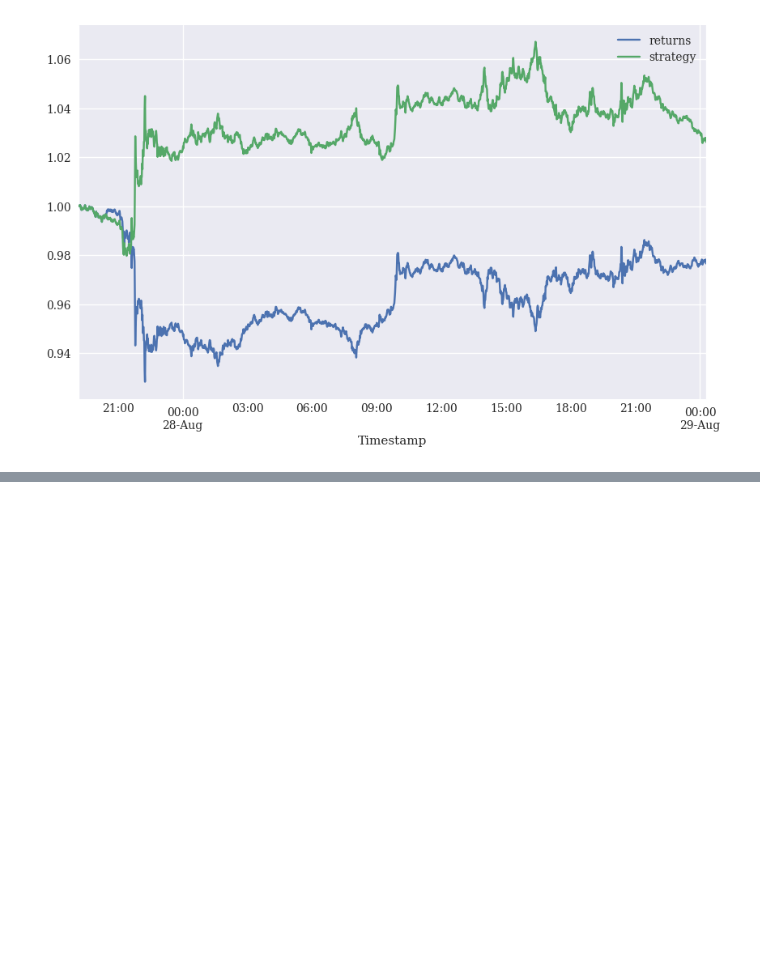
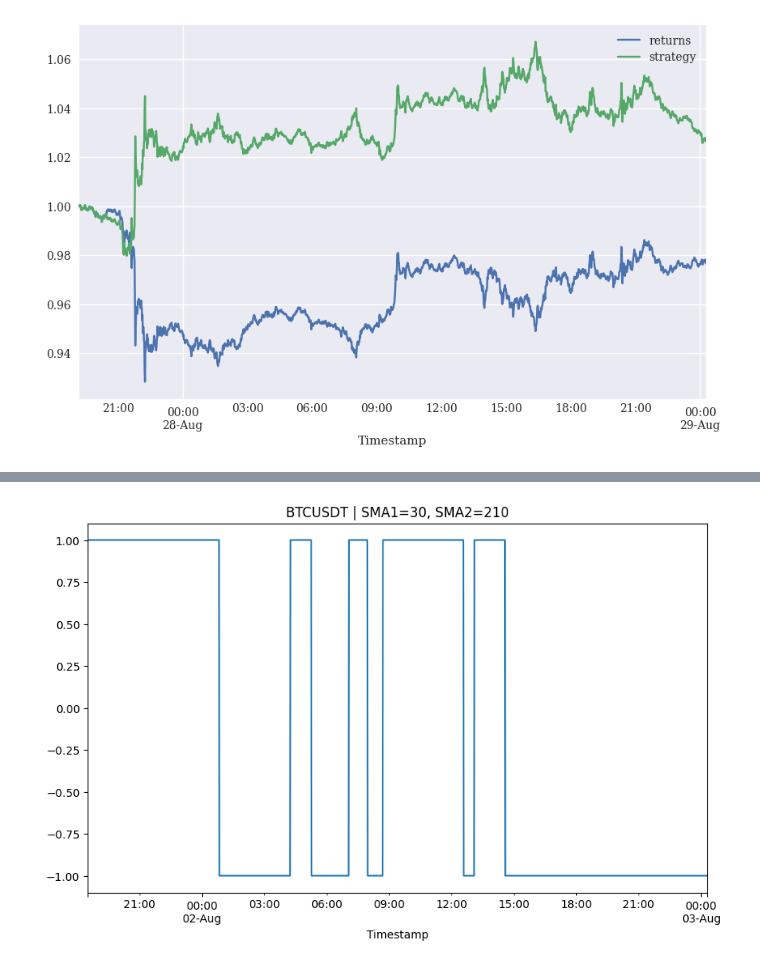
Before and after one commit to 892nske/py_algo, a Jupyter notebook: ch4_crypto.ipynb, the cells around one changed output, grey strips where cells are left out. Drawn from its saved outputs; the diff is of its cells as text; code cells hidden in the pictures; blank space fills up the shorter version.

```diff
--- a/ch4_crypto.ipynb
+++ b/ch4_crypto.ipynb
@@ -94,0 +114,4 @@ df[['returns','strategy']].cumsum().apply(np.exp).plot(figsize=(10,6))
+# %%
+smabt.plot_positions()
+# %% [output]
+[figure, added]
```
Also changed, not shown: parts of 5 cells of this notebook, 3 other files.
